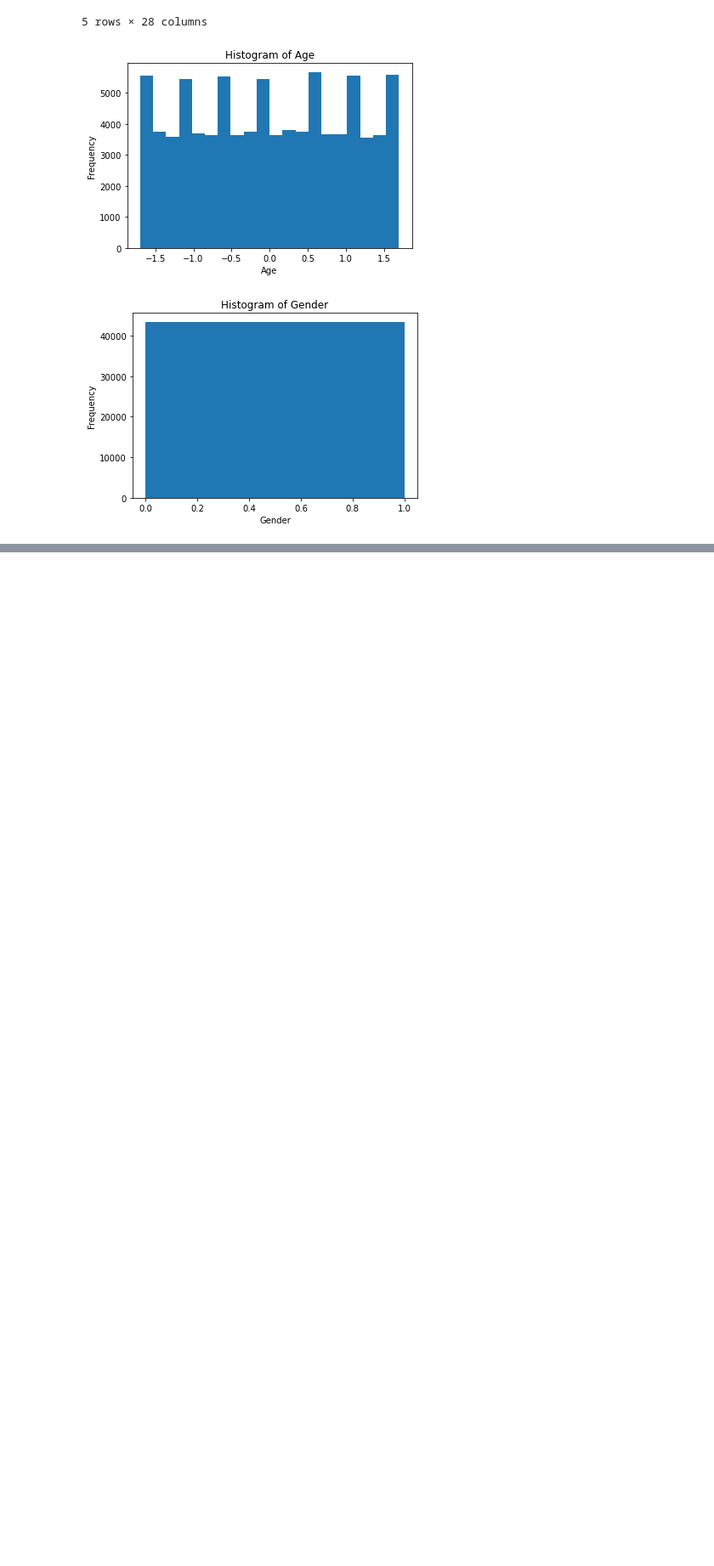
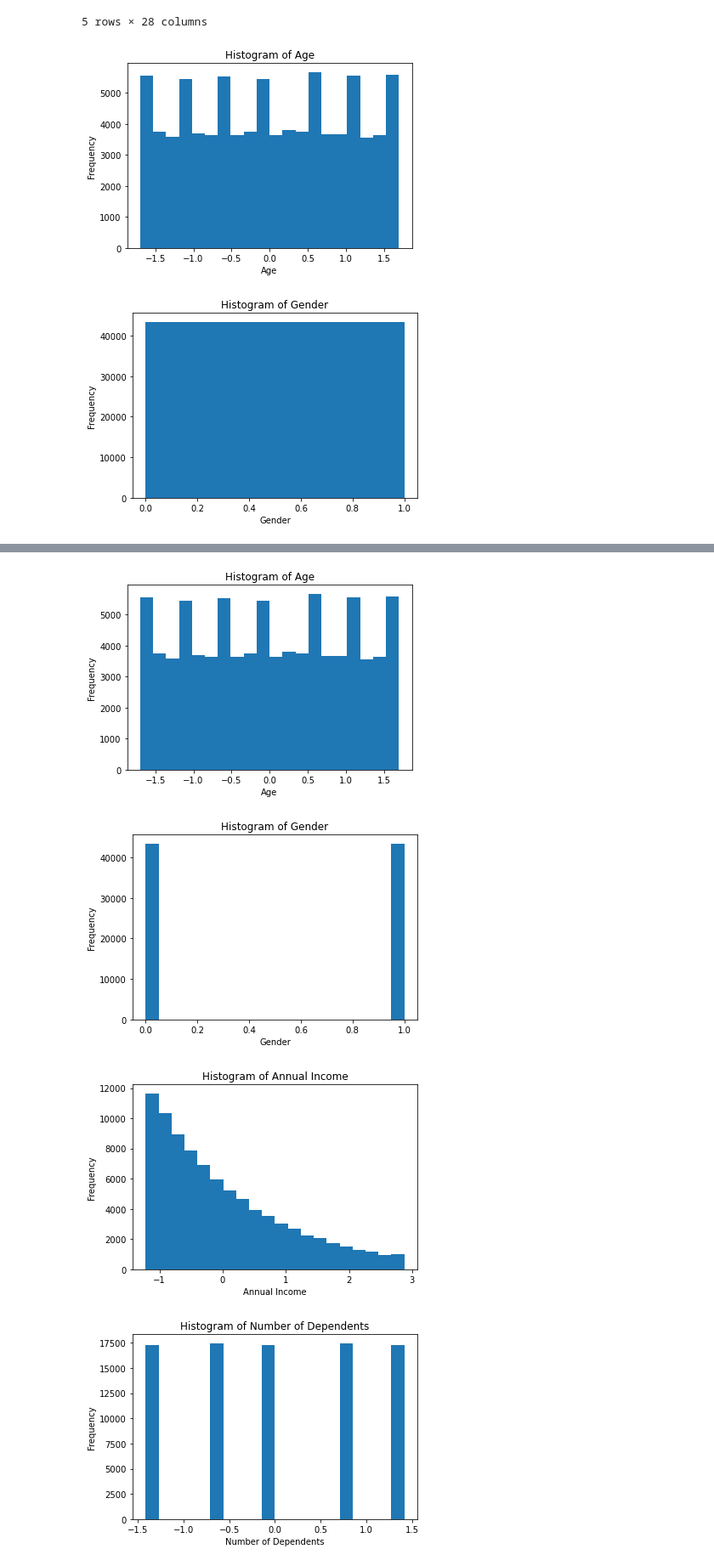
Before and after one commit to RohitRP22/Insurance_Premium_Amount_Prediction, a Jupyter notebook: transfromed_data.ipynb, the cells around one changed output, grey strips where cells are left out. Shown: that part at 85% size. Drawn from its saved outputs; the diff is of its cells as text; code cells hidden in the pictures; blank space fills up the shorter version.

```diff
--- a/transfromed_data.ipynb
+++ b/transfromed_data.ipynb
@@ -31,3 +31,8 @@ plt.title('Histogram of Gender')
 plt.show()
 # %% [output]
 [figure]
+# %%
+cols = df.columns
+# %%
+cols = list(cols)
+cols
@@ -33,0 +73,12 @@ plt.show()
+# %%
+for i in cols:
+    plt.hist(df[str(i)], bins=20)
+    plt.xlabel(str(i))
+    plt.ylabel('Frequency')
+    plt.title('Histogram of '+ str(i))
+    plt.show()
+# %% [output]
+[figure, added]
+[figure, added]
+[figure, added]
+[figure, added]
```
Also changed, not shown: parts of 13 cells of this notebook.
